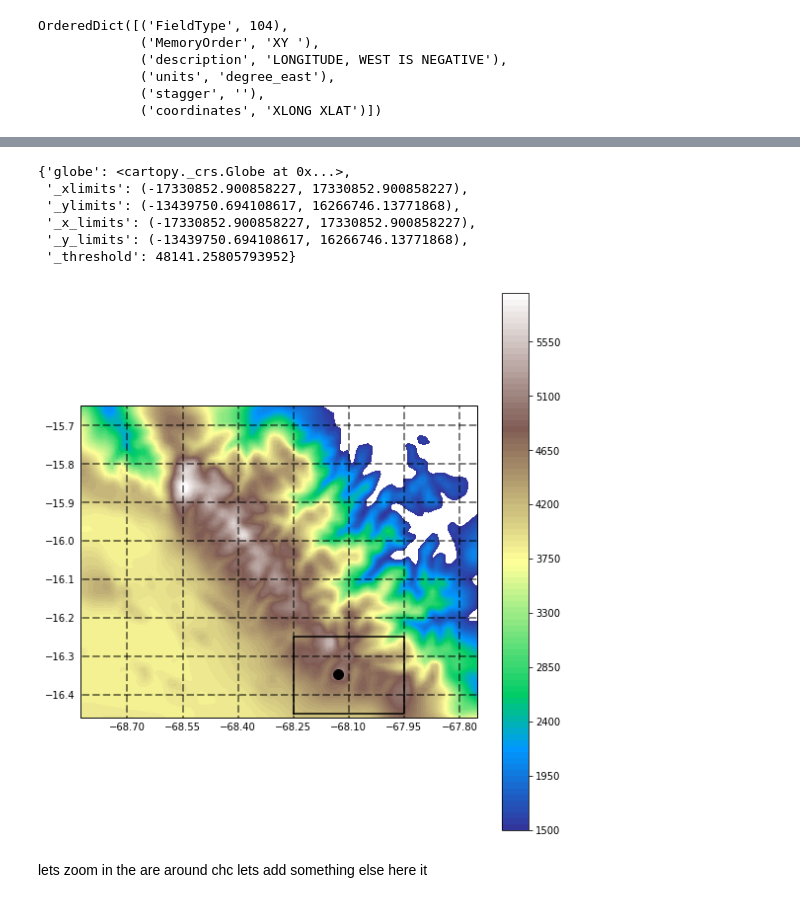
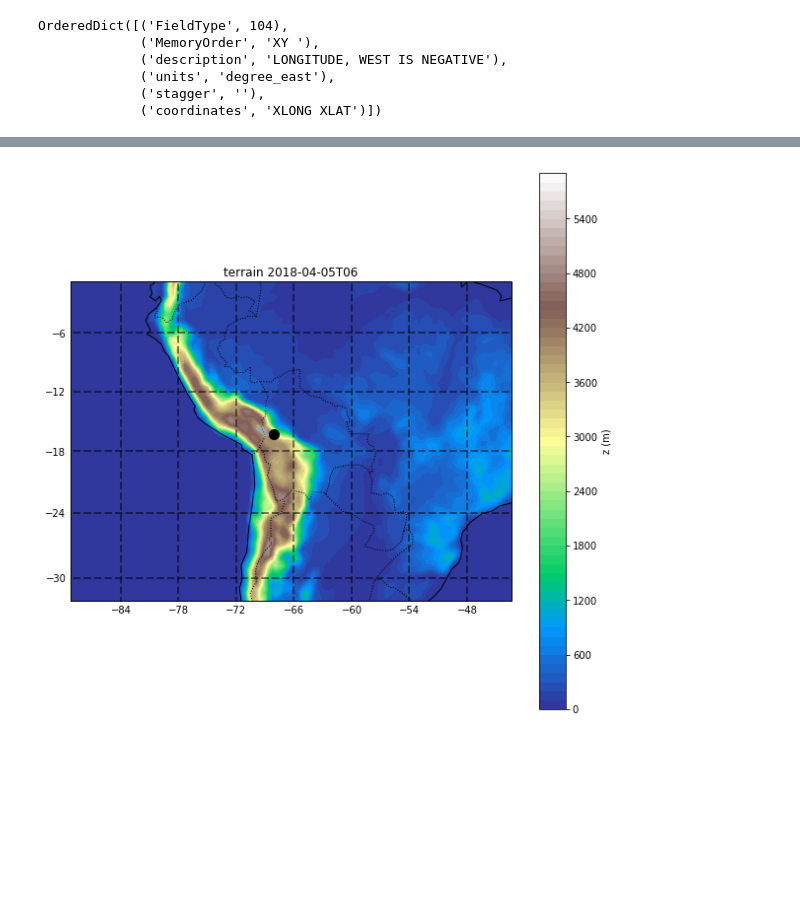
Before and after one commit to daliagachc/tucu-april, a Jupyter notebook: nbs/first_exploration.ipynb, the cells around one changed output, grey strips where cells are left out. Saved outputs shown, nothing was run; the diff lists cells and outputs as text; code cells hidden in the pictures; blank space fills up the shorter version.

```diff
--- a/nbs/first_exploration.ipynb
+++ b/nbs/first_exploration.ipynb
@@ -8,7 +8,7 @@ from netCDF4 import Dataset as netcdf_dataset
 # to mount
 #sudo sshfs -o allow_other aliagadi@sisu-login2.csc.fi:/wrk/aliagadi/DONOTREMOVE/saltena_2018/tucu-april-data/ ./tucu-april-data
 dir = '../tucu-april-data/WPS/'
-dir = '../tucu-april-data/WRF/'
+dir = '../tucu-april-rm-data/WRF/'
 # %%
 all_files = pd.DataFrame(os.listdir(dir),columns = ['name'])
 # %%
@@ -84,3 +32,5 @@ wrffile = rootgrp
+# %%
+wrffile = netcdf_dataset(met_em_files['path'][0])
 # %%
 list(wrffile.variables)[:5]
 # %% [output]
@@ -125,3 +79,8 @@ terrain = wrf.getvar(wrffile, 'ter')
 # %%
+terrain = wrf.getvar(wrffile, 'ter')
+
+_dt = wrf.getvar(wrffile, 'Times').values
+dt_str = str(_dt)[:13]
+
 cart_proj = wrf.get_cartopy(terrain)
 lats, lons = wrf.latlon_coords(terrain)
@@ -133,70 +87,46 @@ import matplotlib
-# %%
-cart_proj.__dict__
-# %% [output]
-{'globe': <cartopy._crs.Globe at 0x...>,
- '_xlimits': (-17330852.900858227, 17330852.900858227),
- '_ylimits': (-13439750.694108617, 16266746.13771868),
- '_x_limits': (-17330852.900858227, 17330852.900858227),
- '_y_limits': (-13439750.694108617, 16266746.13771868),
- '_threshold': 48141.25805793952}
-# %%
-lom = -68.25
-loM = -67.95
-lam = -16.45
-laM = -16.25
 # %%
-fig = plt.figure(figsize=(9,10))
+p1, p2, pi = (0,6000, 100)
+fig = plt.figure(figsize=(10,10))
 geo_axes = plt.axes(projection=cart_proj)
-plt.close()
-
-states = cartopy.feature.NaturalEarthFeature(category='cultural',
-                             scale='10m',
-                             facecolor='none',
-                             name='populated_places')
-
-
-
+geo_axes.set_title('{} {}'.format('terrain', dt_str))
+geo_axes.add_feature(cfeature.BORDERS, linestyle=':')
+geo_axes.add_feature(cfeature.LAKES, alpha=0.5)
+geo_axes.add_feature(cfeature.COASTLINE)
 # Set the contour levels
-levels = np.arange(1500., 6000., 50.)
+levels = np.arange(p1, p2, pi)
 
 # geo_axes.contour(wrf.to_np(lons), wrf.to_np(lats),
 #                wrf.to_np(terrain), levels=levels,
 #                colors="black",
 #                transform=cartopy.crs.PlateCarree())
 
 cf = geo_axes.contourf(wrf.to_np(lons), wrf.to_np(lats),
                 wrf.to_np(terrain), levels=levels,
                 transform=cartopy.crs.PlateCarree(),
                 cmap=matplotlib.cm.get_cmap("terrain"))
 
 geo_axes.add_feature(states, linewidth=2.0, edgecolor='white', zorder=2)
 
-plt.colorbar(mappable=cf,ax=geo_axes)
-plt.close()
-
-# geo_axes.figure
+cbar = plt.colorbar(mappable=cf,ax=geo_axes)
+cbar.set_label('z (m)')
 
 gl = geo_axes.gridlines(crs=cartopy.crs.PlateCarree(), draw_labels=True,
                   linewidth=2, color='black', alpha=0.5, linestyle='--')
 gl.xlabels_top = False
 gl.ylabels_right = False
 
 chc_loc_arr=([-68.1282],[-16.347])
 geo_axes.scatter(*chc_loc_arr,
                  transform=cartopy.crs.PlateCarree(),
                  s=100,
                  c='black'
                 )
 
 geo_axes.plot([lom,lom,loM,loM,lom],[lam,laM,laM,lam,lam],
                  transform=cartopy.crs.PlateCarree(),
                  c='black'
                 )
 
 ccrs = cartopy.crs
-
-geo_axes.figure
 # %% [output]
-[figure, old version]
+[figure, new version]
-# %% [markdown]
-lets zoom in the are around chc lets add something else here it
```
Also changed, not shown: parts of 22 cells of this notebook.
